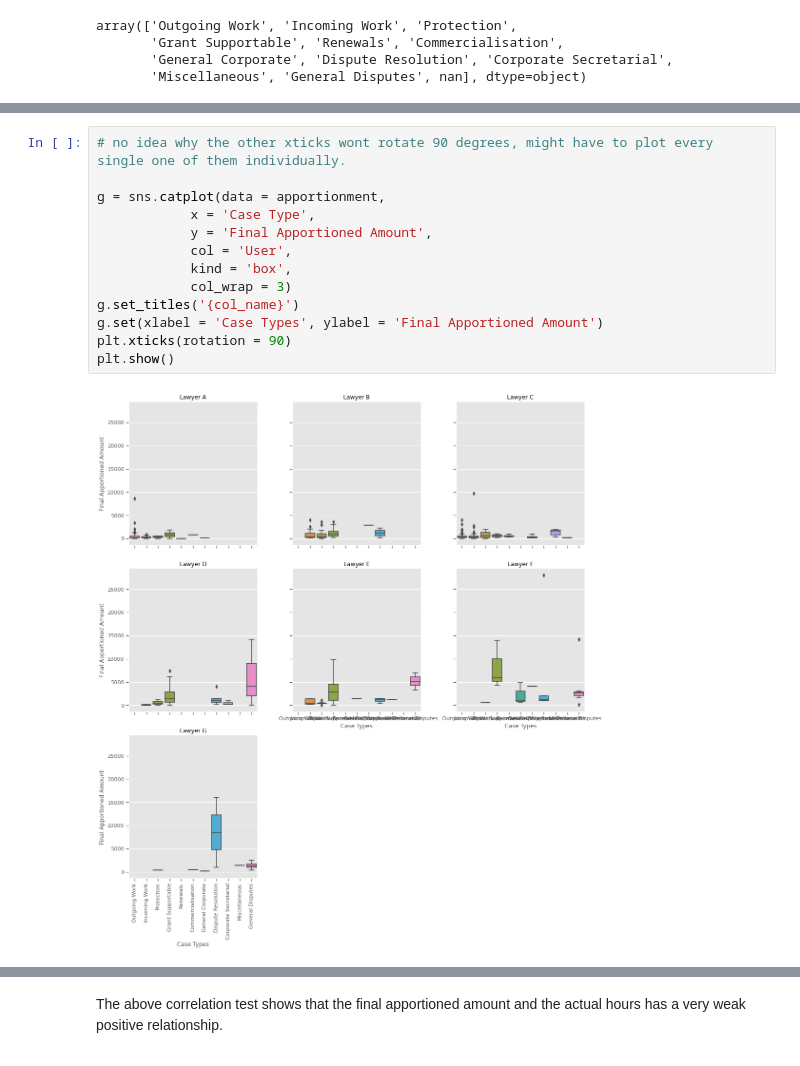
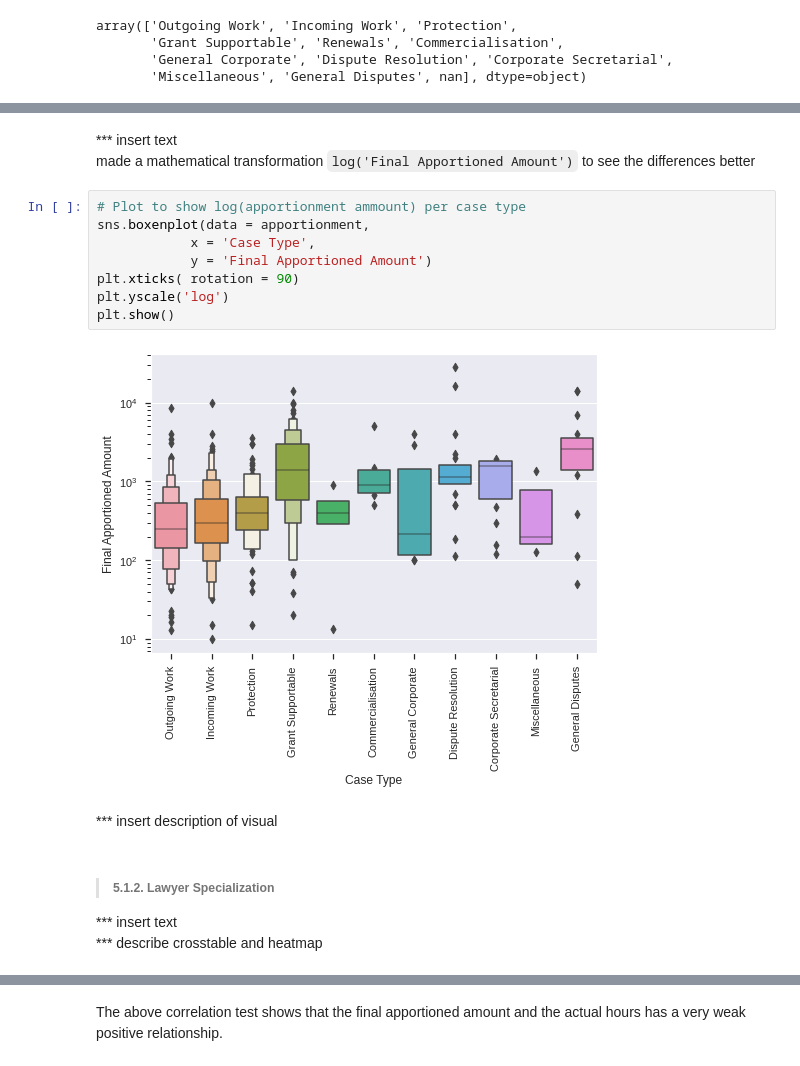
Before and after one commit to snek5/4gia-datachallenge, a Jupyter notebook: 4_gia.ipynb, the cells around one changed output, grey strips where cells are left out. Cells and saved outputs as stored; diff of their text form.

```diff
--- a/4_gia.ipynb
+++ b/4_gia.ipynb
@@ -195,15 +214,19 @@ Now what if we would like to see this with respect to each lawyers?
-# %%
-# no idea why the other xticks wont rotate 90 degrees, might have to plot every single one of them individually.
-
-g = sns.catplot(data = apportionment,
-            x = 'Case Type',
-            y = 'Final Apportioned Amount',
-            col = 'User',
-            kind = 'box',
-            col_wrap = 3)
-g.set_titles('{col_name}')
-g.set(xlabel = 'Case Types', ylabel = 'Final Apportioned Amount')
-plt.xticks(rotation = 90)
-plt.show()
-# %% [output]
-[figure, removed]
+# %% [markdown]
+*** insert text \
+made a mathematical transformation `log('Final Apportioned Amount')` to see the differences better
+# %%
+# Plot to show log(apportionment ammount) per case type
+sns.boxenplot(data = apportionment,
+            x = 'Case Type',
+            y = 'Final Apportioned Amount')
+plt.xticks( rotation = 90)
+plt.yscale('log')
+plt.show()
+# %% [output]
+[figure, added]
+# %% [markdown]
+*** insert description of visual
+# %% [markdown]
+> ##### 5.1.2. Lawyer Specialization
+*** insert text \
+*** describe crosstable and heatmap
```
Also changed, not shown: parts of 26 cells of this notebook.
